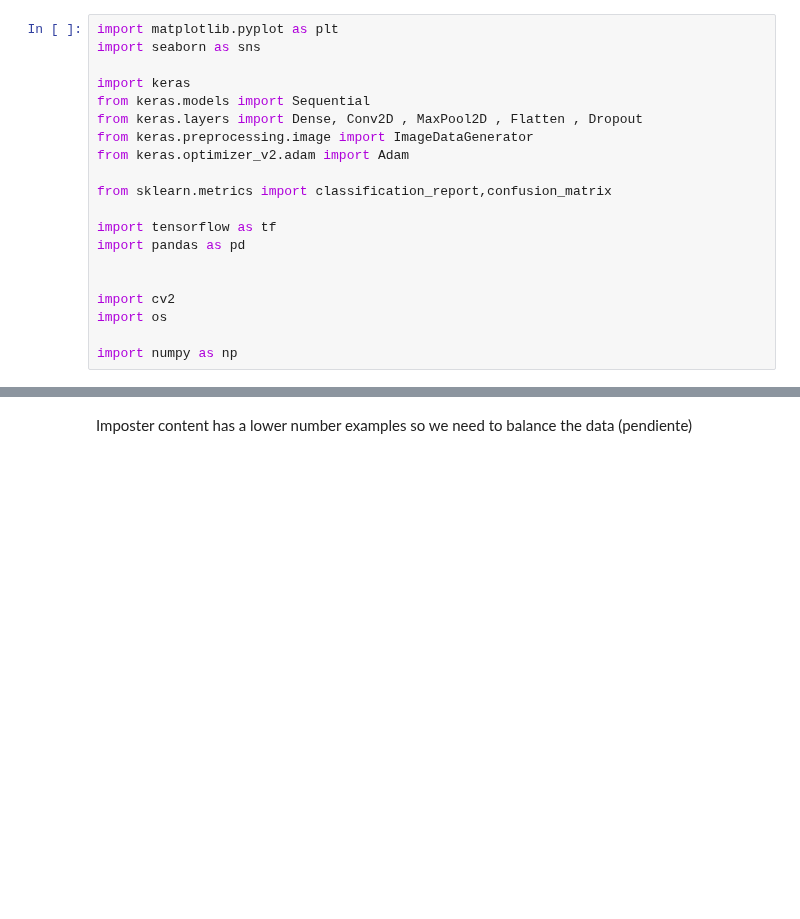
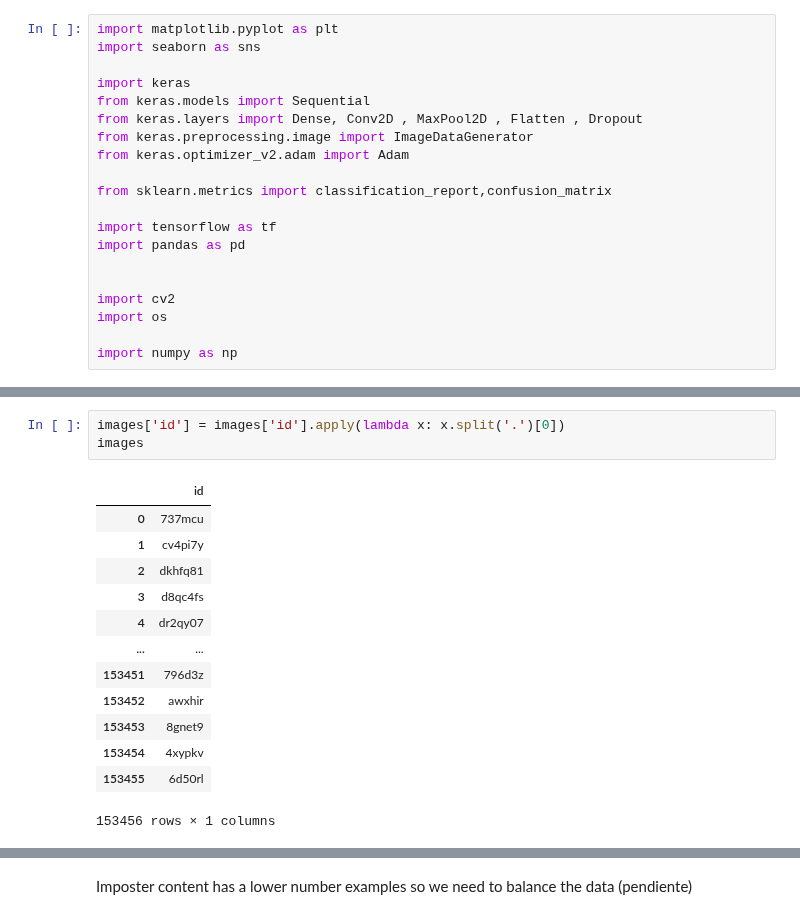
Before and after one commit to FlamanteGit/tfg_fakenews, a Jupyter notebook: multimodal.ipynb, the cells around one changed output, grey strips where cells are left out. Drawn from its saved outputs; the diff is of its cells as text; blank space fills up the shorter version.

```diff
--- a/multimodal.ipynb
+++ b/multimodal.ipynb
@@ -46,0 +70,17 @@ testdata_all = pd.read_csv('./multimodal_test_public.tsv', sep='\t')
+# %%
+images['id'] = images['id'].apply(lambda x: x.split('.')[0])
+images
+# %% [output]
+|  | id |
+| 0 | 737mcu |
+| 1 | cv4pi7y |
+| 2 | dkhfq81 |
+| 3 | d8qc4fs |
+| 4 | dr2qy07 |
+| ... | ... |
+| 153451 | 796d3z |
+| 153452 | awxhir |
+| 153453 | 8gnet9 |
+| 153454 | 4xypkv |
+| 153455 | 6d50rl |
+153456 rows × 1 columns
```
Also changed, not shown: parts of 20 cells of this notebook.
